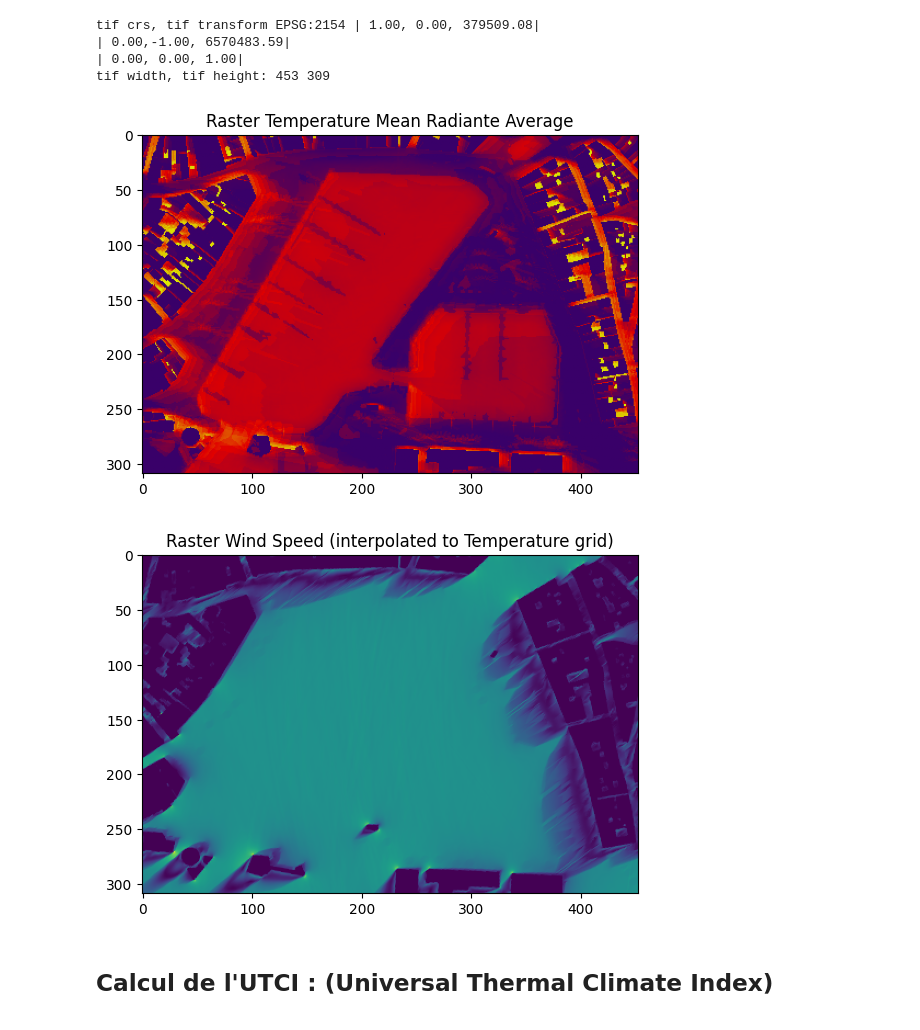
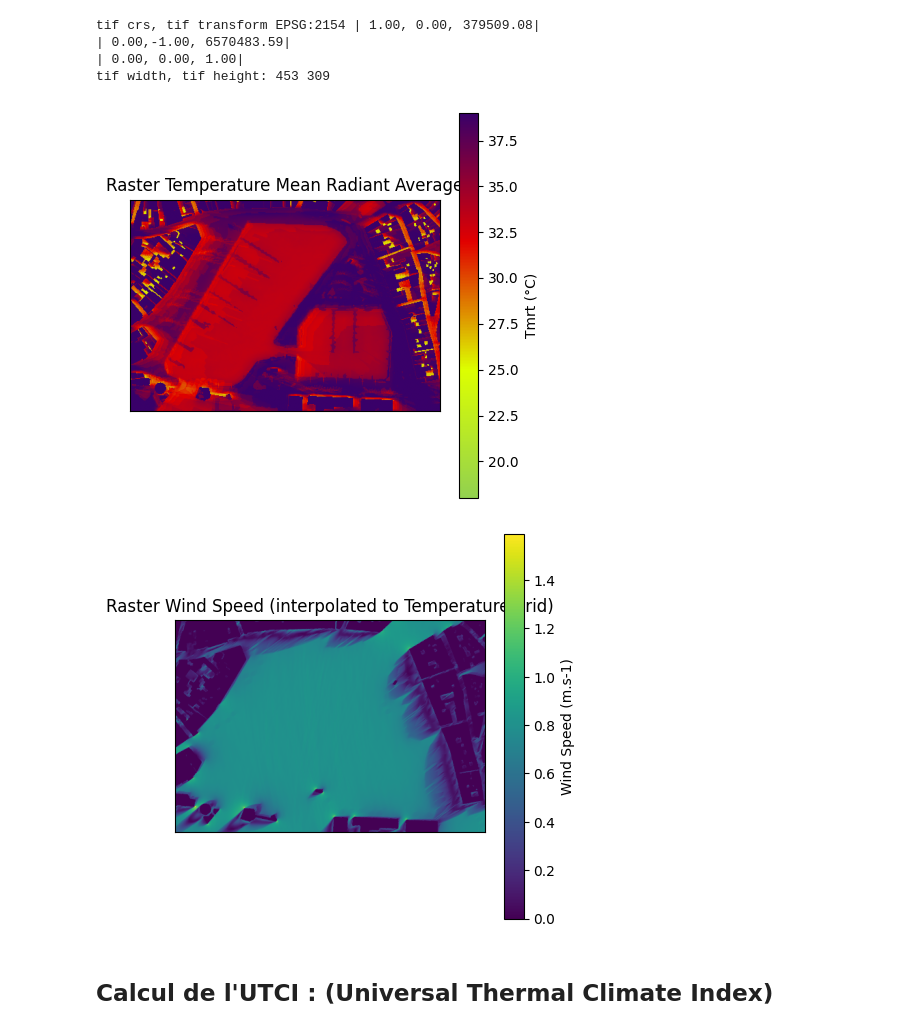
Before and after one commit to rupeelab17/pymdu, a Jupyter notebook: Demo_PyMDU_Atelier.ipynb, the cells around one changed output. Saved outputs shown, nothing was run; the diff lists cells and outputs as text; code cells hidden in the pictures.

```diff
--- a/Demo_PyMDU_Atelier.ipynb
+++ b/Demo_PyMDU_Atelier.ipynb
@@ -929,21 +930,29 @@ wind_as_array = wind_speed_on_tif.reshape(tif_height, tif_width)
 # %%
 from matplotlib.colors import LinearSegmentedColormap, Normalize
 
 boundaries = [18, 21, 28, 35, 39]
 colors = ['#92d14f', '#ddff00', '#e10000', '#390069']
 cmap = LinearSegmentedColormap.from_list('custom_cmap', colors, N=256)
 norm = Normalize(vmin=min(boundaries), vmax=max(boundaries))
 
-plt.imshow(temp, cmap=cmap, norm=norm)
-plt.title('Raster Temperature Mean Radiante Average')
+fig, ax = plt.subplots(figsize=(5, 5))
+ax.set_xticks([])
+ax.set_yticks([])
+img = plt.imshow(temp, cmap=cmap, norm=norm)
+plt.colorbar(img, ax=ax, label='Tmrt (°C)')
+plt.title('Raster Temperature Mean Radiant Average')
 plt.show()
 
-plt.imshow(wind_as_array)
+fig, ax = plt.subplots(figsize=(5, 5))
+ax.set_xticks([])
+ax.set_yticks([])
+img = plt.imshow(wind_as_array)
+plt.colorbar(img, ax=ax, label='Wind Speed (m.s-1)')
 plt.title('Raster Wind Speed (interpolated to Temperature grid)')
 plt.show()
 # %% [output]
-[figure, old version]
+[figure, new version]
-[figure, old version]
+[figure, new version]
 # %% [markdown]
 ## Calcul de l'UTCI : (Universal Thermal Climate Index)
 # %%
```
Also changed, not shown: parts of 3 cells of this notebook, 1 other file.
